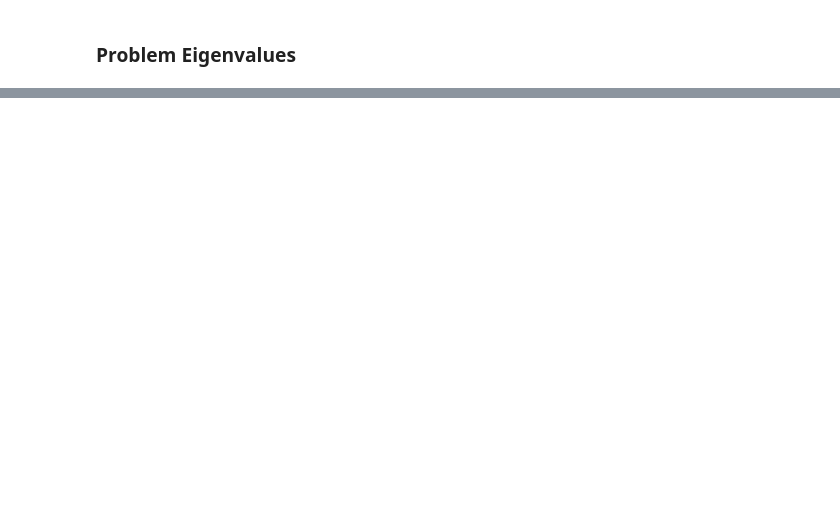
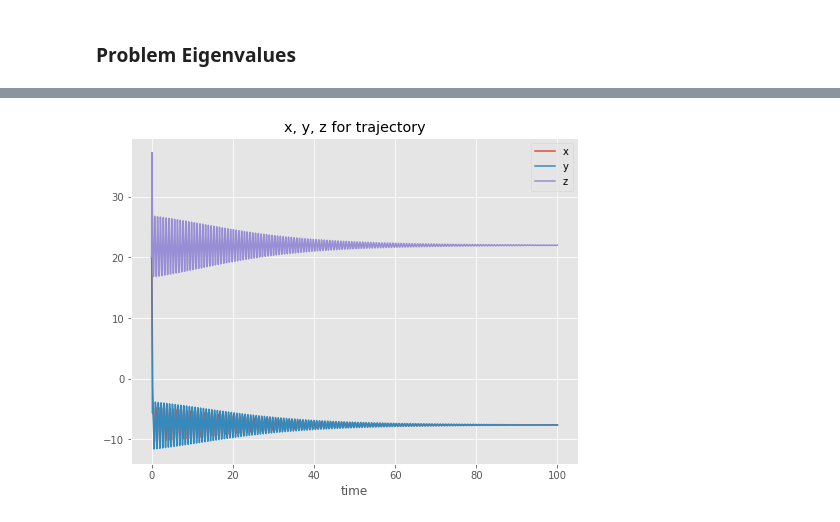
Before and after one commit to CaraBGJames/numeric_2022, a Jupyter notebook: notebooks/lab6/Lab6_assignment.ipynb, the cells around one changed output, grey strips where cells are left out. Saved outputs shown, nothing was run; the diff lists cells and outputs as text; code cells hidden in the pictures; blank space fills up the shorter version.

```diff
--- a/notebooks/lab6/Lab6_assignment.ipynb
+++ b/notebooks/lab6/Lab6_assignment.ipynb
@@ -133,0 +181,9 @@ Changing the initial location does change where the solution ends up. Initial co
+# %%
+fig,ax = plt.subplots(1,1,figsize=(8,6))
+ax.plot(timevals,xvals,label='x')
+ax.plot(timevals,yvals,label='y')
+ax.plot(timevals,zvals,label='z')
+ax.set(title='x, y, z for trajectory',xlabel='time')
+out=ax.legend()
+# %% [output]
+[figure, added]
```
Also changed, not shown: parts of 13 cells of this notebook, 7 other files.
